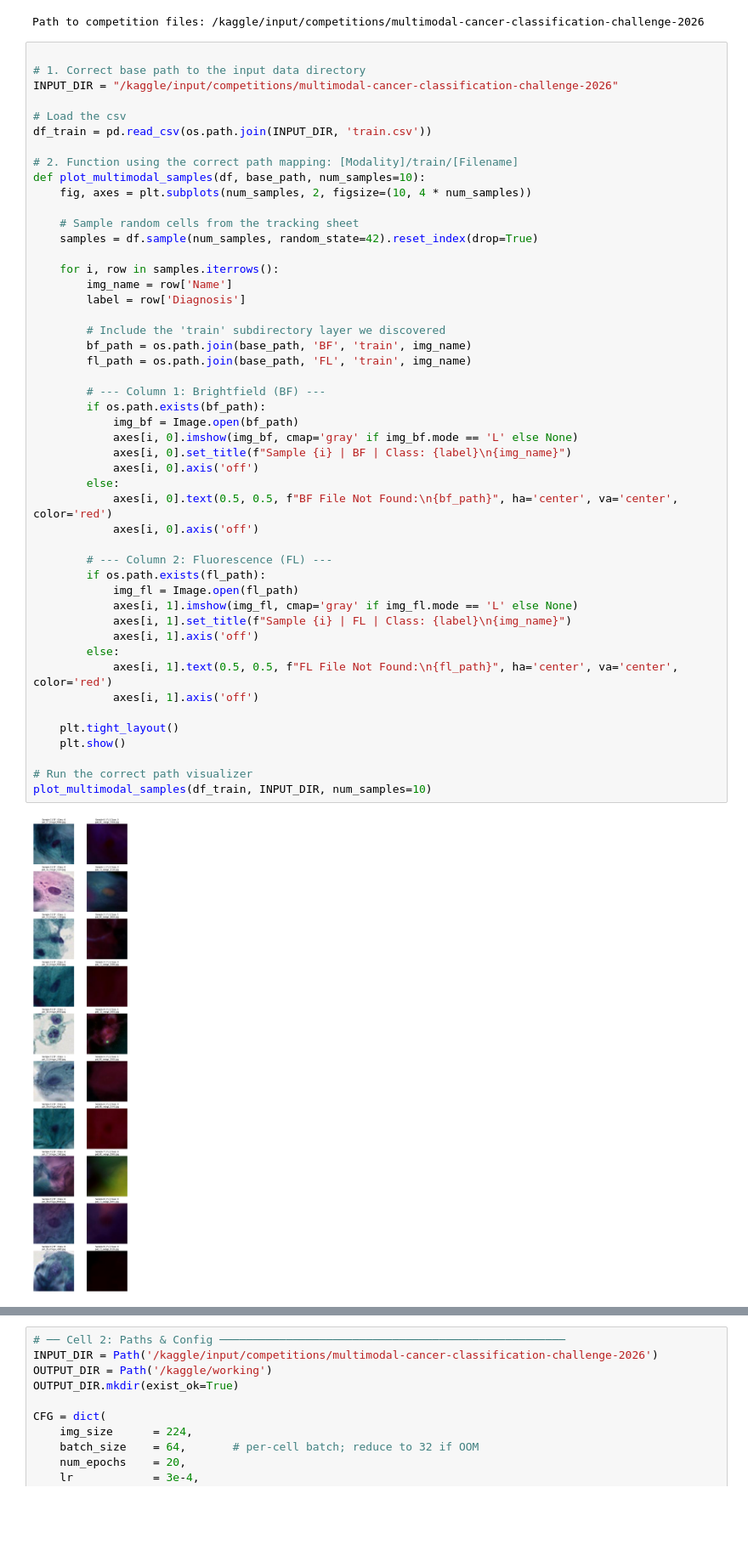
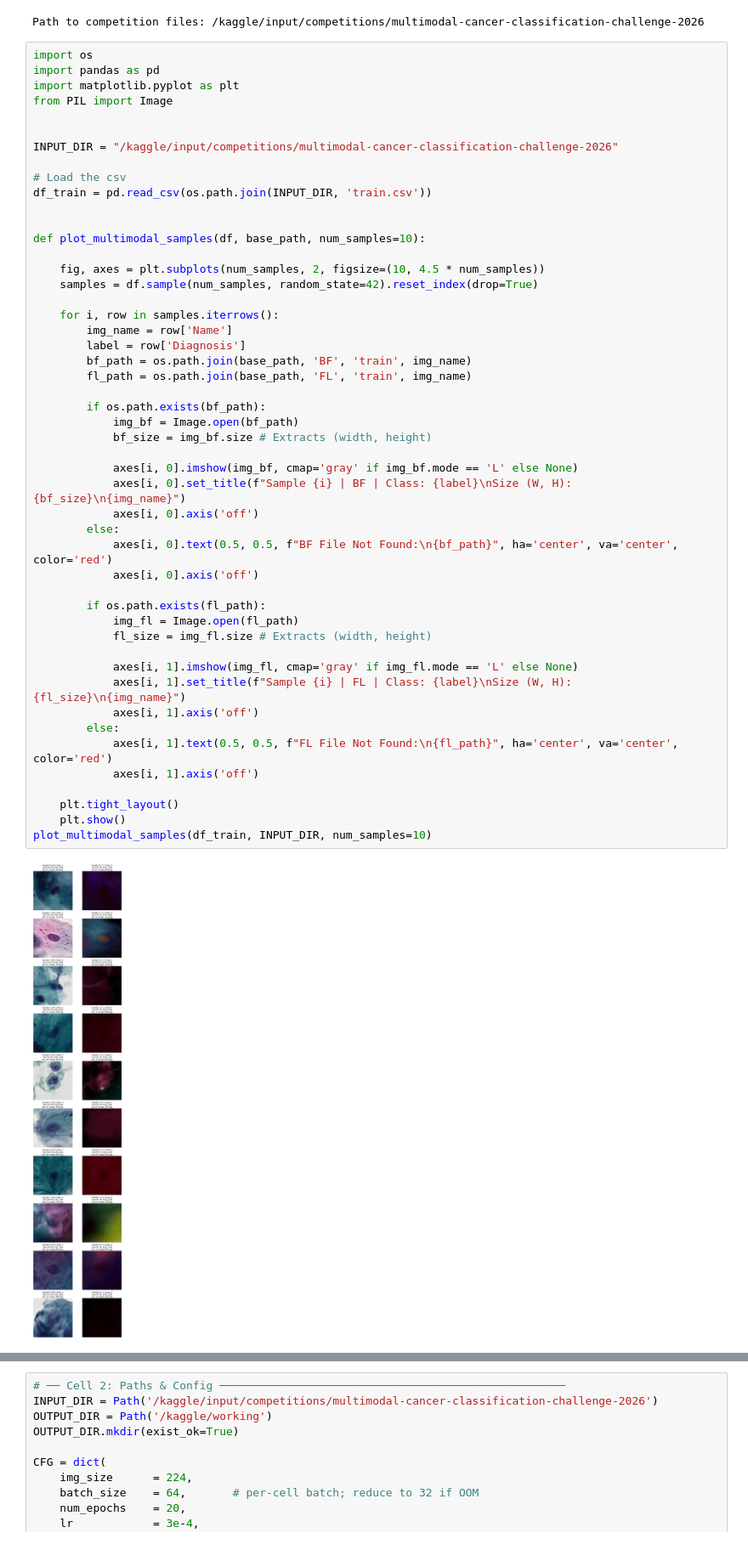
Before and after one commit to DiyanshuKundu/Multimodal-Cancer-Classification-Challenge2, a Jupyter notebook: CancerClassification.ipynb, the cells around one changed output, grey strips where cells are left out. Shown at 85% size. Cells and saved outputs as stored; diff of their text form; blank space fills up the shorter version.

```diff
--- a/CancerClassification.ipynb
+++ b/CancerClassification.ipynb
@@ -46,55 +46,56 @@ print("Path to competition files:", path)
 # %% [output]
 Path to competition files: /kaggle/input/competitions/multimodal-cancer-classification-challenge-2026
 # %%
+import os
+import pandas as pd
+import matplotlib.pyplot as plt
+from PIL import Image
 
-# 1. Correct base path to the input data directory
+
 INPUT_DIR = "/kaggle/input/competitions/multimodal-cancer-classification-challenge-2026"
 
 # Load the csv
 df_train = pd.read_csv(os.path.join(INPUT_DIR, 'train.csv'))
 
-# 2. Function using the correct path mapping: [Modality]/train/[Filename]
+
 def plot_multimodal_samples(df, base_path, num_samples=10):
-    fig, axes = plt.subplots(num_samples, 2, figsize=(10, 4 * num_samples))
 
-    # Sample random cells from the tracking sheet
+    fig, axes = plt.subplots(num_samples, 2, figsize=(10, 4.5 * num_samples))
     samples = df.sample(num_samples, random_state=42).reset_index(drop=True)
 
     for i, row in samples.iterrows():
         img_name = row['Name']
         label = row['Diagnosis']
-
-        # Include the 'train' subdirectory layer we discovered
         bf_path = os.path.join(base_path, 'BF', 'train', img_name)
         fl_path = os.path.join(base_path, 'FL', 'train', img_name)
 
-        # --- Column 1: Brightfield (BF) ---
         if os.path.exists(bf_path):
             img_bf = Image.open(bf_path)
+            bf_size = img_bf.size # Extracts (width, height)
+
             axes[i, 0].imshow(img_bf, cmap='gray' if img_bf.mode == 'L' else None)
-            axes[i, 0].set_title(f"Sample {i} | BF | Class: {label}\n{img_name}")
+            axes[i, 0].set_title(f"Sample {i} | BF | Class: {label}\nSize (W, H): {bf_size}\n{img_name}")
             axes[i, 0].axis('off')
         else:
             axes[i, 0].text(0.5, 0.5, f"BF File Not Found:\n{bf_path}", ha='center', va='center', color='red')
             axes[i, 0].axis('off')
 
-        # --- Column 2: Fluorescence (FL) ---
         if os.path.exists(fl_path):
             img_fl = Image.open(fl_path)
+            fl_size = img_fl.size # Extracts (width, height)
+
             axes[i, 1].imshow(img_fl, cmap='gray' if img_fl.mode == 'L' else None)
-            axes[i, 1].set_title(f"Sample {i} | FL | Class: {label}\n{img_name}")
+            axes[i, 1].set_title(f"Sample {i} | FL | Class: {label}\nSize (W, H): {fl_size}\n{img_name}")
             axes[i, 1].axis('off')
         else:
             axes[i, 1].text(0.5, 0.5, f"FL File Not Found:\n{fl_path}", ha='center', va='center', color='red')
             axes[i, 1].axis('off')
 
     plt.tight_layout()
     plt.show()
-
-# Run the correct path visualizer
 plot_multimodal_samples(df_train, INPUT_DIR, num_samples=10)
 # %% [output]
-[figure, old version]
+[figure, new version]
 # %%
 
 
```
Also changed, not shown: parts of 14 cells of this notebook.
